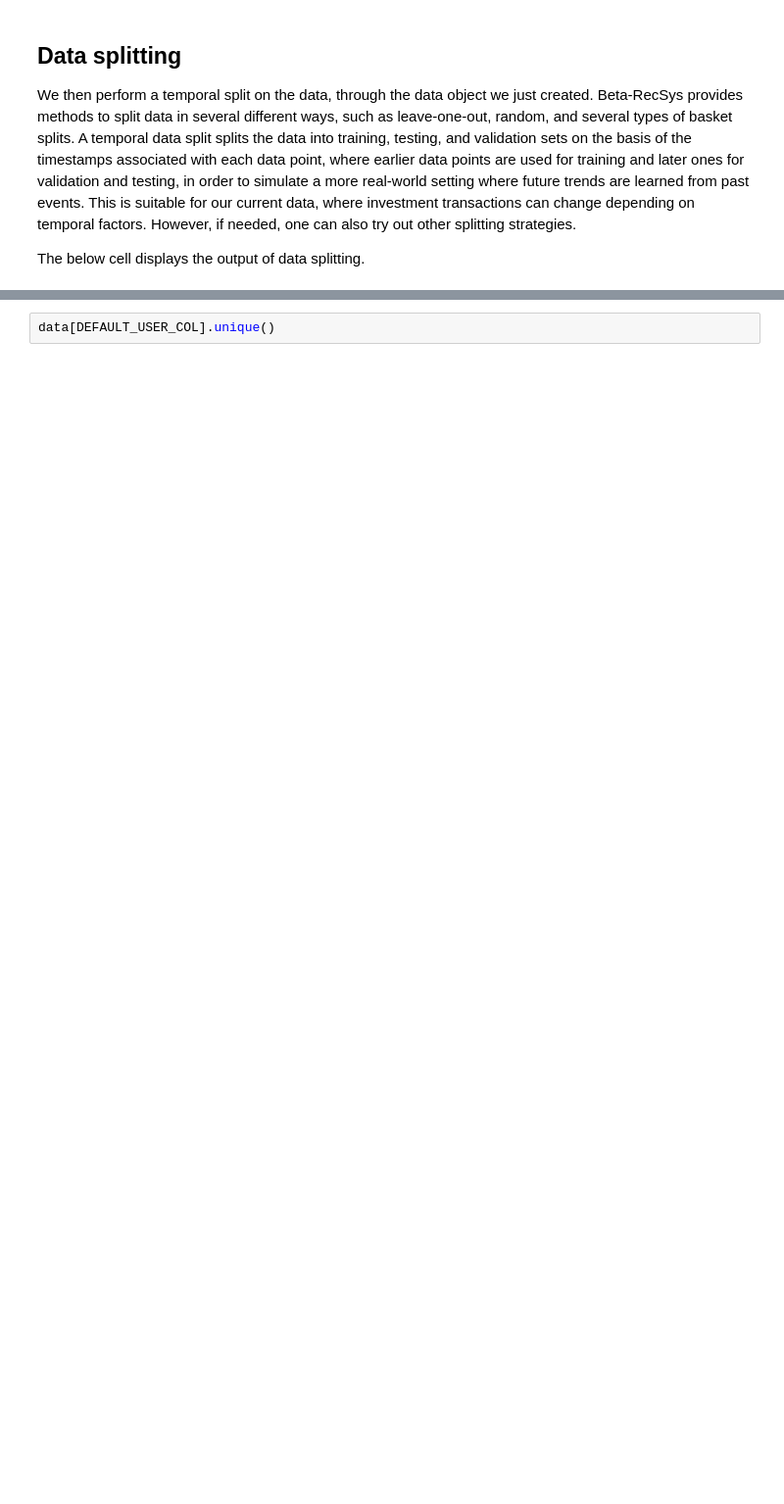
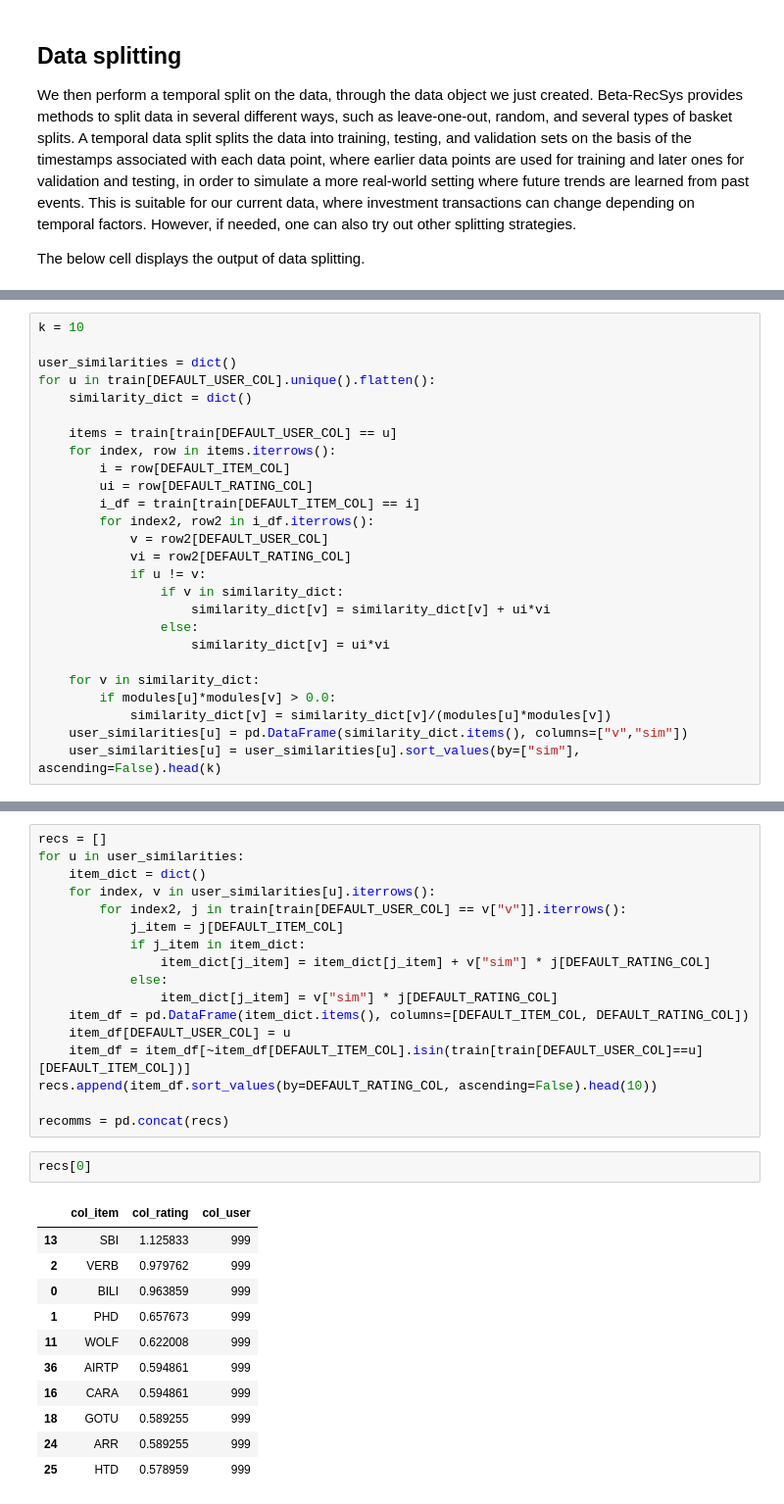
Before and after one commit to JavierSanzCruza/far-ai-workshop, a Jupyter notebook: CollaborativeFiltering.ipynb, the cells around one changed output, grey strips where cells are left out. Shown: that part at 98% size. Cells and saved outputs as stored; diff of their text form; blank space fills up the shorter version.

```diff
--- a/CollaborativeFiltering.ipynb
+++ b/CollaborativeFiltering.ipynb
@@ -285,2 +96,28 @@ LightGCN(
+# %%
+k = 10
+
+user_similarities = dict()
+for u in train[DEFAULT_USER_COL].unique().flatten():
+    similarity_dict = dict()
+
+    items = train[train[DEFAULT_USER_COL] == u]
+    for index, row in items.iterrows():
+        i = row[DEFAULT_ITEM_COL]
+        ui = row[DEFAULT_RATING_COL]
+        i_df = train[train[DEFAULT_ITEM_COL] == i]
+        for index2, row2 in i_df.iterrows():
+            v = row2[DEFAULT_USER_COL]
+            vi = row2[DEFAULT_RATING_COL]
+            if u != v:
+                if v in similarity_dict:
+                    similarity_dict[v] = similarity_dict[v] + ui*vi
+                else:
+                    similarity_dict[v] = ui*vi
+
+    for v in similarity_dict:
+        if modules[u]*modules[v] > 0.0:
+            similarity_dict[v] = similarity_dict[v]/(modules[u]*modules[v])
+    user_similarities[u] = pd.DataFrame(similarity_dict.items(), columns=["v","sim"])
+    user_similarities[u] = user_similarities[u].sort_values(by=["sim"], ascending=False).head(k)
 # %% [markdown]
 ## Obtaining recommendations
@@ -288,5 +125,34 @@ Once we have trained the model, it is possible to predict the value of the diffe
 # %%
-data[DEFAULT_USER_COL].unique()
+recs = []
+for u in user_similarities:
+    item_dict = dict()
+    for index, v in user_similarities[u].iterrows():
+        for index2, j in train[train[DEFAULT_USER_COL] == v["v"]].iterrows():
+            j_item = j[DEFAULT_ITEM_COL]
+            if j_item in item_dict:
+                item_dict[j_item] = item_dict[j_item] + v["sim"] * j[DEFAULT_RATING_COL]
+            else:
+                item_dict[j_item] = v["sim"] * j[DEFAULT_RATING_COL]
+    item_df = pd.DataFrame(item_dict.items(), columns=[DEFAULT_ITEM_COL, DEFAULT_RATING_COL])
+    item_df[DEFAULT_USER_COL] = u
+    item_df = item_df[~item_df[DEFAULT_ITEM_COL].isin(train[train[DEFAULT_USER_COL]==u][DEFAULT_ITEM_COL])]
+recs.append(item_df.sort_values(by=DEFAULT_RATING_COL, ascending=False).head(10))
+
+recomms = pd.concat(recs)
+# %%
+recs[0]
+# %% [output]
+|  | col_item | col_rating | col_user |
+| 13 | SBI | 1.125833 | 999 |
+| 2 | VERB | 0.979762 | 999 |
+| 0 | BILI | 0.963859 | 999 |
+| 1 | PHD | 0.657673 | 999 |
+| 11 | WOLF | 0.622008 | 999 |
+| 36 | AIRTP | 0.594861 | 999 |
+| 16 | CARA | 0.594861 | 999 |
+| 18 | GOTU | 0.589255 | 999 |
+| 24 | ARR | 0.589255 | 999 |
+| 25 | HTD | 0.578959 | 999 |
 # %% [markdown]
 ## Evaluation
 
```
Also changed, not shown: parts of 24 cells of this notebook.
